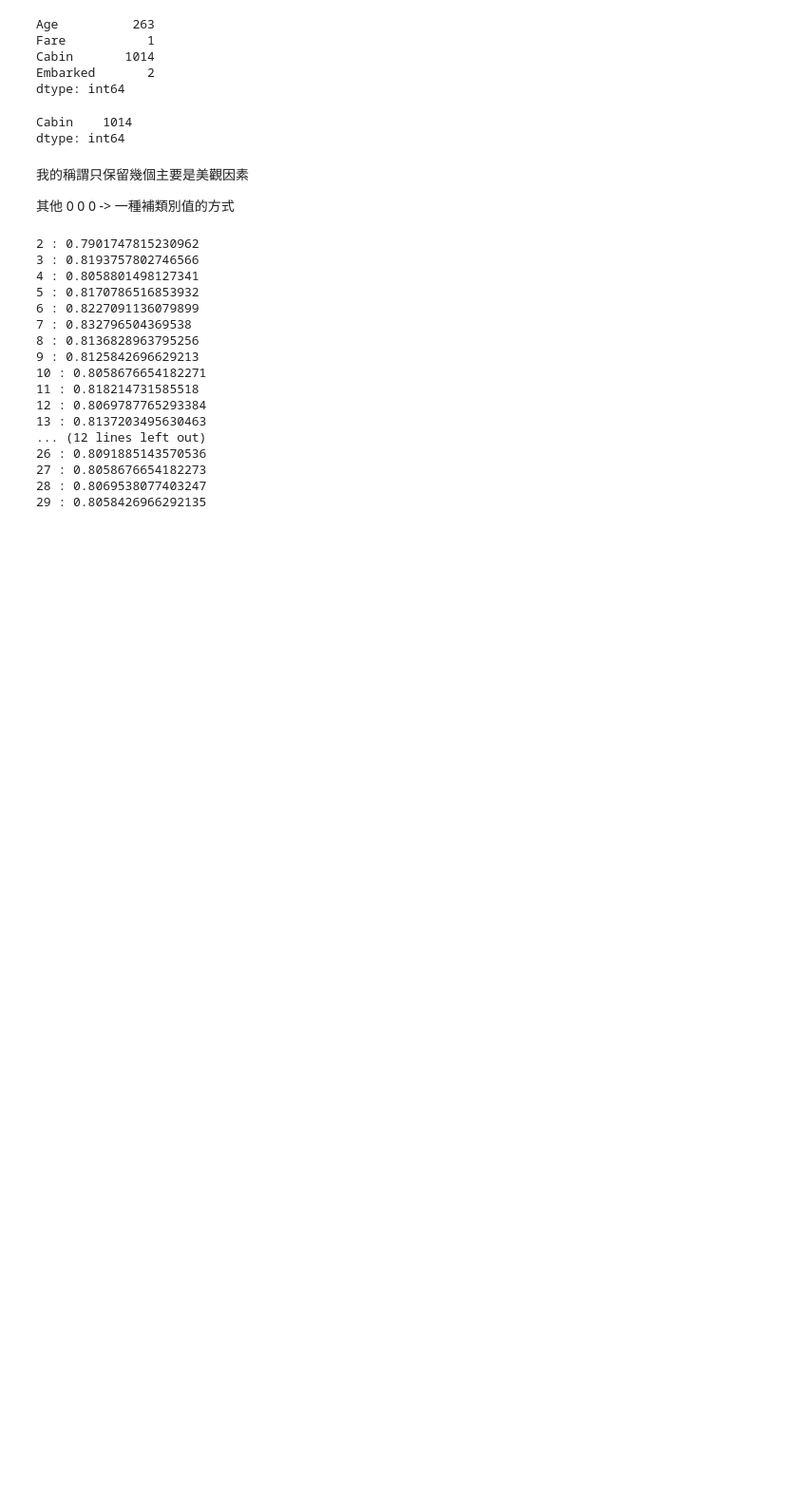
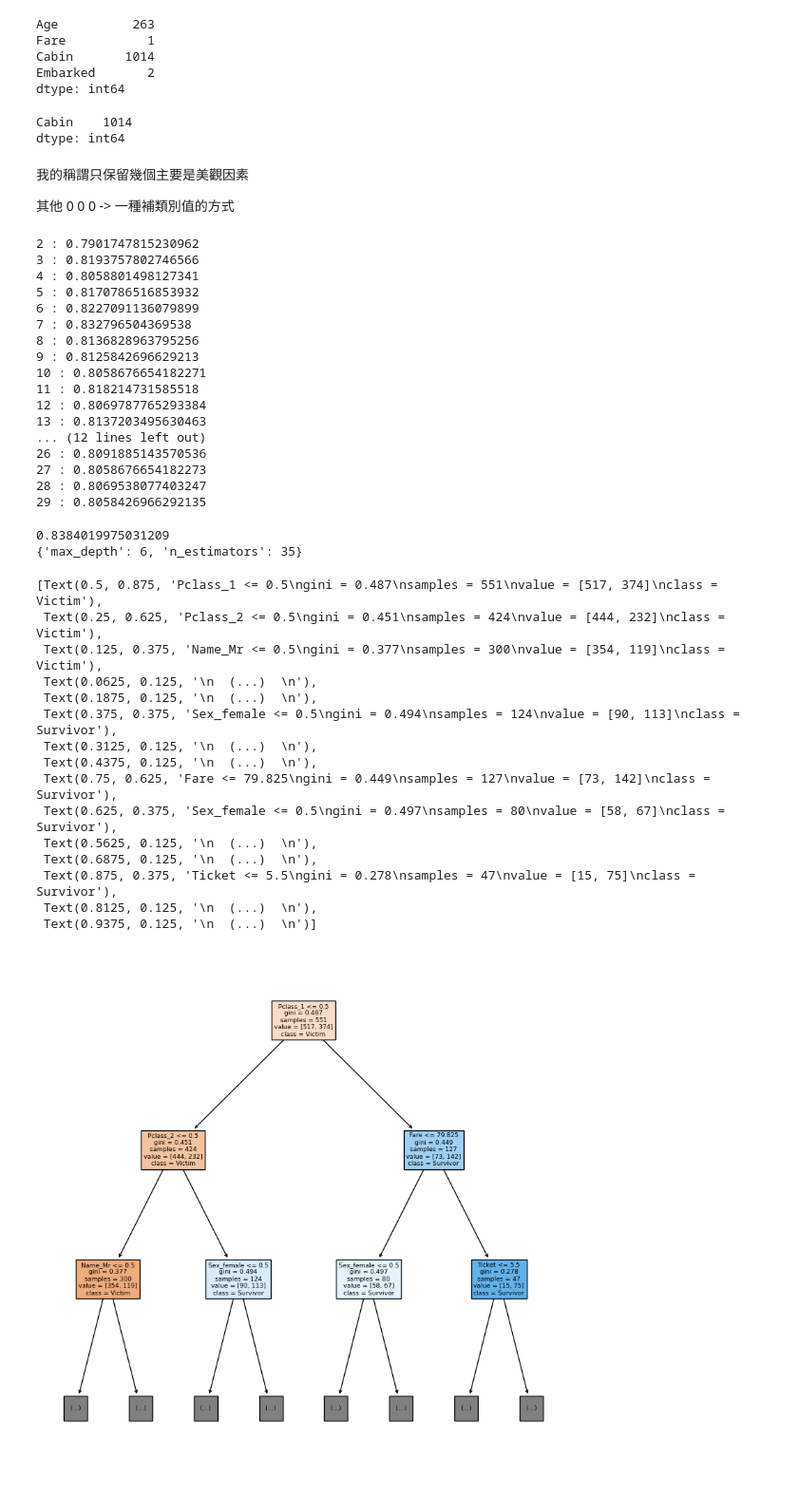
Before and after one commit to Elwing-Chou/ximen_day_0709, a Jupyter notebook: 3_titanic.ipynb, the cells around one changed output. Shown at 95% size. Saved outputs shown, nothing was run; the diff lists cells and outputs as text; code cells hidden in the pictures; blank space fills up the shorter version.

```diff
--- a/3_titanic.ipynb
+++ b/3_titanic.ipynb
@@ -230,3 +230,54 @@ pd.DataFrame({
     "PassengerId":test["PassengerId"],
     "Survived":pre
 }).to_csv("titanic_knn.csv", encoding="utf-8", index=False)
+# %%
+from sklearn.tree import DecisionTreeClassifier
+from sklearn.ensemble import RandomForestClassifier
+from sklearn.model_selection import GridSearchCV
+clf = RandomForestClassifier()
+params = {
+    "max_depth":range(2, 7),
+    "n_estimators":range(21, 40, 2)
+}
+cv = GridSearchCV(clf, params, cv=10, n_jobs=-1)
+cv.fit(x, y)
+print(cv.best_score_)
+print(cv.best_params_)
+# %% [output]
+0.8384019975031209
+{'max_depth': 6, 'n_estimators': 35}
+# %%
+clf = RandomForestClassifier(max_depth=6, n_estimators=35)
+clf.fit(x, y)
+pre = clf.predict(x_predict)
+pd.DataFrame({
+    "PassengerId":test["PassengerId"],
+    "Survived":pre
+}).to_csv("titanic_rf.csv", encoding="utf-8", index=False)
+# %%
+import matplotlib.pyplot as plt
+from sklearn.tree import plot_tree
+plt.figure(figsize=[10, 10])
+# n_estimators=35 0-34
+plot_tree(clf.estimators_[2],
+     feature_names=x.columns,
+     class_names=["Victim", "Survivor"],
+     filled=True,
+     max_depth=2)
+# %% [output]
+[Text(0.5, 0.875, 'Pclass_1 <= 0.5\ngini = 0.487\nsamples = 551\nvalue = [517, 374]\nclass = Victim'),
+ Text(0.25, 0.625, 'Pclass_2 <= 0.5\ngini = 0.451\nsamples = 424\nvalue = [444, 232]\nclass = Victim'),
+ Text(0.125, 0.375, 'Name_Mr <= 0.5\ngini = 0.377\nsamples = 300\nvalue = [354, 119]\nclass = Victim'),
+ Text(0.0625, 0.125, '\n  (...)  \n'),
+ Text(0.1875, 0.125, '\n  (...)  \n'),
+ Text(0.375, 0.375, 'Sex_female <= 0.5\ngini = 0.494\nsamples = 124\nvalue = [90, 113]\nclass = Survivor'),
+ Text(0.3125, 0.125, '\n  (...)  \n'),
+ Text(0.4375, 0.125, '\n  (...)  \n'),
+ Text(0.75, 0.625, 'Fare <= 79.825\ngini = 0.449\nsamples = 127\nvalue = [73, 142]\nclass = Survivor'),
+ Text(0.625, 0.375, 'Sex_female <= 0.5\ngini = 0.497\nsamples = 80\nvalue = [58, 67]\nclass = Survivor'),
+ Text(0.5625, 0.125, '\n  (...)  \n'),
+ Text(0.6875, 0.125, '\n  (...)  \n'),
+ Text(0.875, 0.375, 'Ticket <= 5.5\ngini = 0.278\nsamples = 47\nvalue = [15, 75]\nclass = Survivor'),
+ Text(0.8125, 0.125, '\n  (...)  \n'),
+ Text(0.9375, 0.125, '\n  (...)  \n')]
+[figure, added]
```
Also changed, not shown: parts of 5 cells of this notebook.
